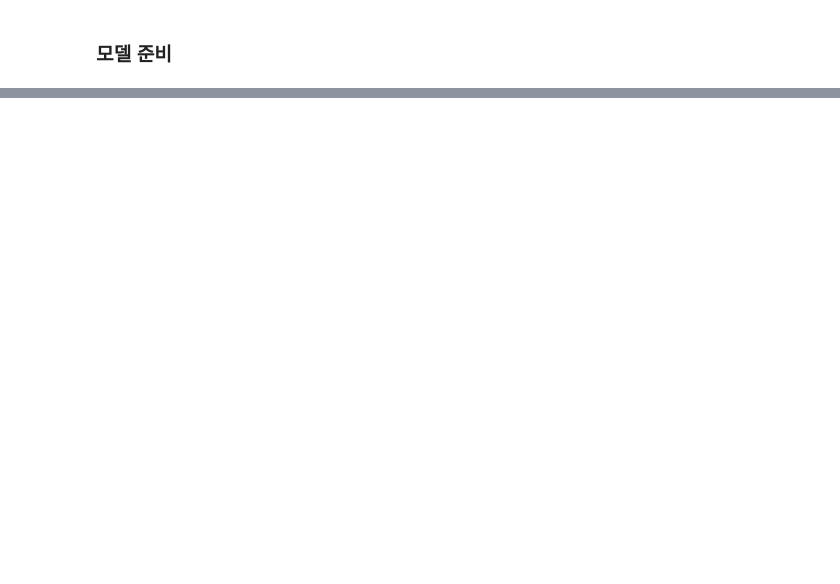
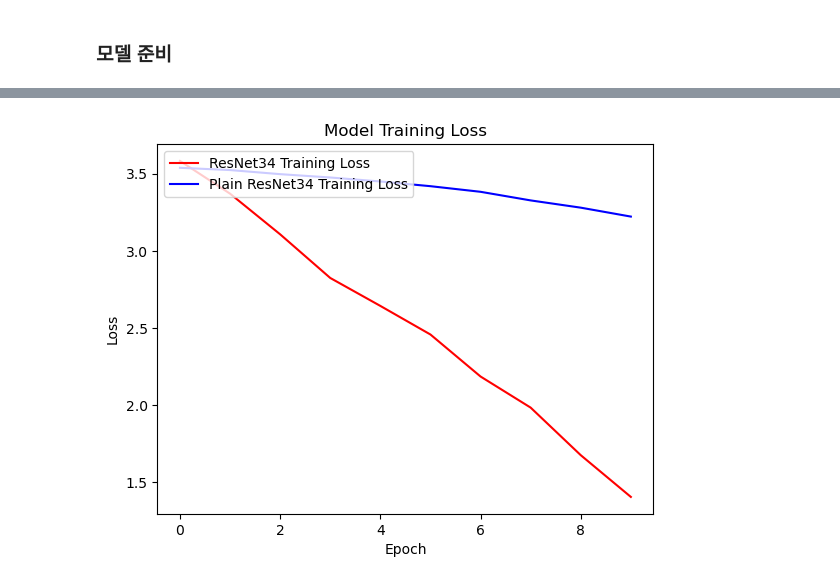
Before and after one commit to zhengyin3216/AIFFEL_quest_rs, a Jupyter notebook: Exploration/Ex03/Ex03.ipynb, the cells around one changed output, grey strips where cells are left out. Saved outputs shown, nothing was run; the diff lists cells and outputs as text; code cells hidden in the pictures; blank space fills up the shorter version.

```diff
--- a/Exploration/Ex03/Ex03.ipynb
+++ b/Exploration/Ex03/Ex03.ipynb
@@ -1183,5 +1247,0 @@ show_multiple_images(testloader)
-# %%
-resnet34 = ResNet34(num_classes=37)
-resnet50 = ResNet50(num_classes=37)
-plain_resnet34 = build_plainnet34(num_classes=37)
-plain_resnet50 = build_plainnet50(num_classes=37)
@@ -1315,6 +1248,5 @@ plt.show()
 # %% [markdown]
 ### 모델 준비
 # %%
-model_1 = resnet34
-model_2 = plain_resnet34
+resnet_model = resnet34 #resnet50
 # %%
@@ -1454 +1333,3 @@ Finished Training
+# %%
+plain_model = plain_resnet34 #plain_model50
 # %%
@@ -1572,11 +1416,12 @@ RuntimeError: Input type (torch.cuda.FloatTensor) and weight type (torch.FloatTe
 # %%
-import matplotlib.pyplot as plt
-
-plt.plot(train_losses, 'r', label=f"{model_1}Training Loss")
-plt.plot(train_losses, 'b', label=f"{model_2}Training Loss")
+# loss 시각화
+plt.plot(resnet_model_train_losses, 'r', label="ResNet34 Training Loss")
+plt.plot(plain_model_train_losses, 'b', label="Plain ResNet34 Training Loss")
 
 plt.title('Model Training Loss')
 plt.ylabel('Loss')
 plt.xlabel('Epoch')
 plt.legend(loc='upper left')
 plt.show()
+# %% [output]
+[figure, added]
```
Also changed, not shown: parts of 37 cells of this notebook.
